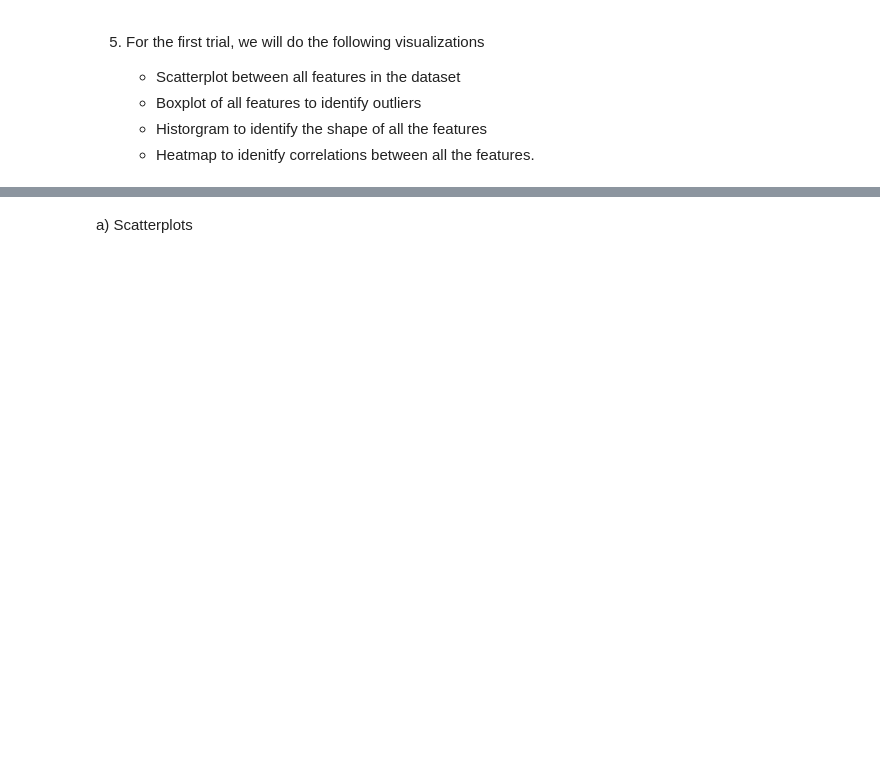
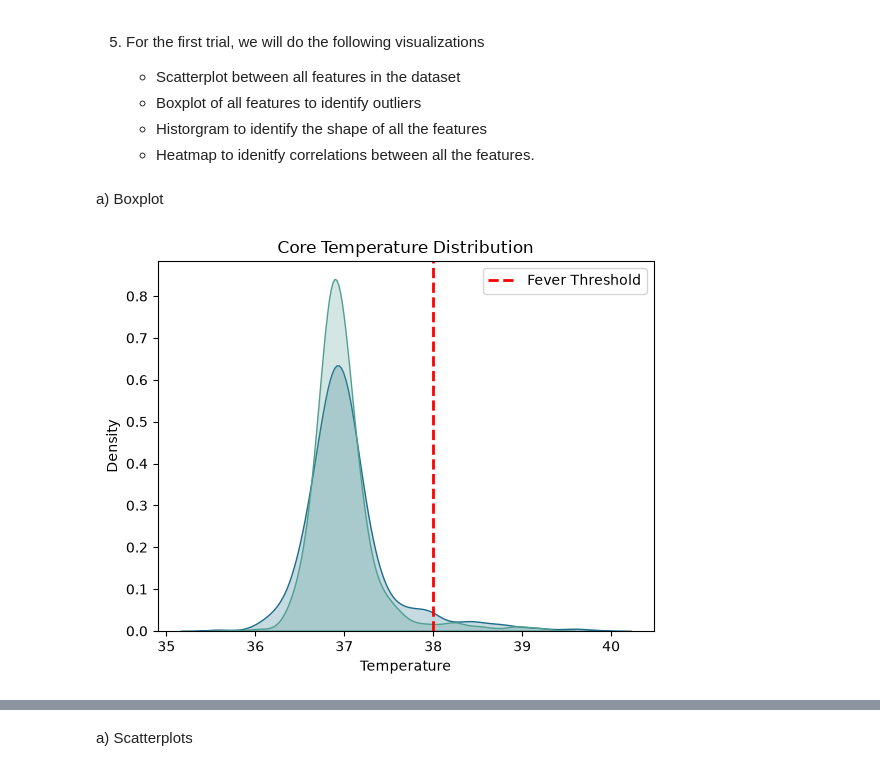
Before and after one commit to AkilanSS/23CSE301--Machine-Learning-Capstone-Project, a Jupyter notebook: notebooks/regression.ipynb, the cells around one changed output, grey strips where cells are left out. Cells and saved outputs as stored; diff of their text form; code cells hidden in the pictures; blank space fills up the shorter version.

```diff
--- a/notebooks/regression.ipynb
+++ b/notebooks/regression.ipynb
@@ -17,3 +190,36 @@
     - Boxplot of all features to identify outliers
     - Historgram to identify the shape of all the features
     - Heatmap to idenitfy correlations between all the features.
+# %% [markdown]
+a) Boxplot
+# %%
+data = df[0].copy()
+melted_data = data[['True_Core_Temp_Fast', 'True_Core_Temp_Slow']].melt(
+    var_name='Sensor Type',
+    value_name='Temperature'
+)
+
+sns.kdeplot(
+    data=melted_data,
+    x='Temperature',
+    hue='Sensor Type',
+    fill=True,
+    palette='crest'
+)
+fever_threshold = 38.0
+
+plt.axvline(
+    x=fever_threshold,
+    color='red',
+    linestyle='--',
+    linewidth=2,
+    label='Fever Threshold'
+)
+
+plt.title('Core Temperature Distribution')
+plt.xlabel('Temperature')
+plt.legend()
+
+plt.show()
+# %% [output]
+[figure, added]
```
Also changed, not shown: parts of 21 cells of this notebook, 2 other files.
